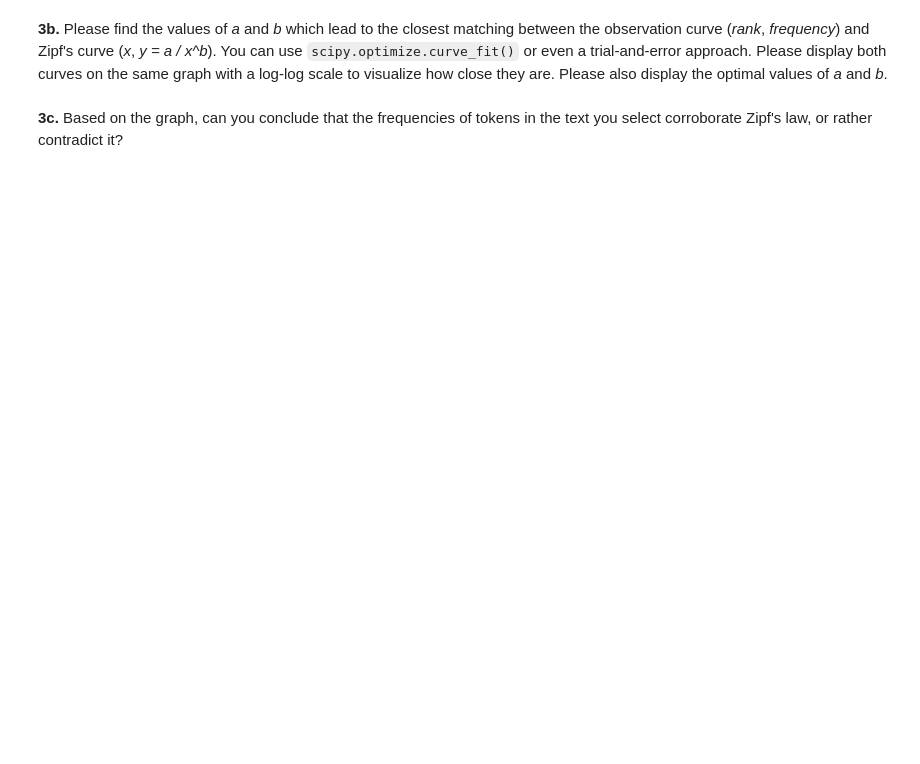
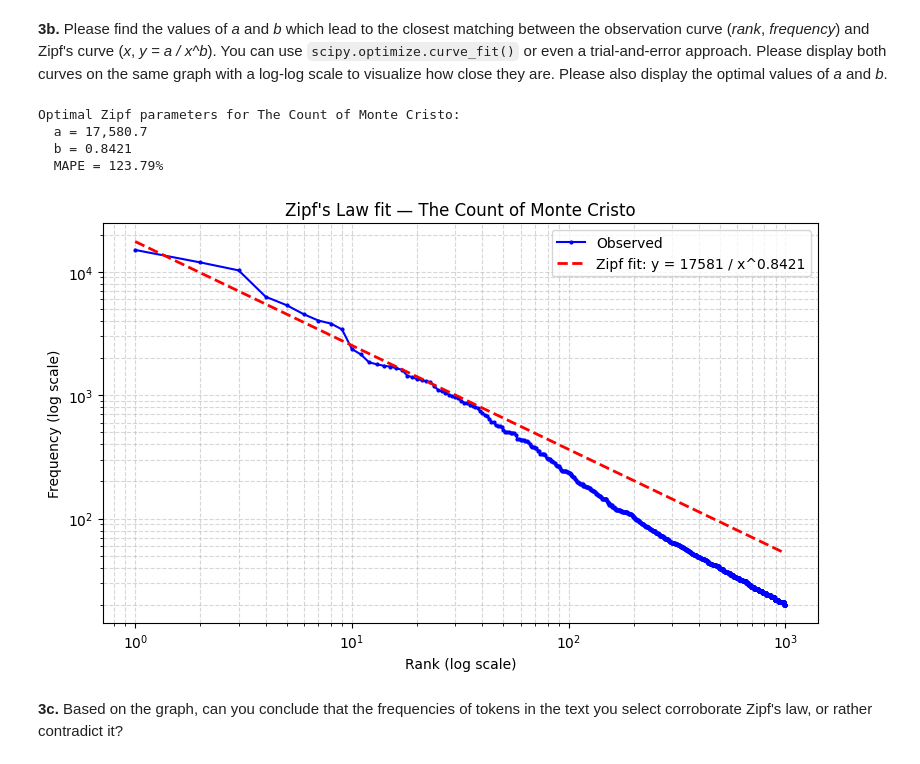
Before and after one commit to pdsalus/AdvNLP_projects, a Jupyter notebook: Lab_1/MSE_AdvNLP_Lab1_student.ipynb, the cells around one changed output. Drawn from its saved outputs; the diff is of its cells as text; code cells hidden in the pictures; blank space fills up the shorter version.

```diff
--- a/Lab_1/MSE_AdvNLP_Lab1_student.ipynb
+++ b/Lab_1/MSE_AdvNLP_Lab1_student.ipynb
@@ -366,2 +384,38 @@ import scipy
+# %%
+# Please write your Python code in this cell and execute it.
+
+def zipf_model(x, a, b):
+    return a / np.power(x, b)
+
+popt, _ = curve_fit(zipf_model, ranks, freqs, p0=[50000, 1.0], maxfev=10000)
+a_opt, b_opt = popt
+
+print(f'Optimal Zipf parameters for The Count of Monte Cristo:')
+print(f'  a = {a_opt:,.1f}')
+print(f'  b = {b_opt:.4f}')
+
+freqs_pred = zipf_model(ranks, a_opt, b_opt)
+mape = np.mean(np.abs((freqs - freqs_pred) / freqs)) * 100
+print(f'  MAPE = {mape:.2f}%')
+
+plt.figure(figsize=(8, 5))
+plt.plot(ranks, freqs, 'b-o', markersize=2, label='Observed')
+plt.plot(ranks, freqs_pred, 'r--', linewidth=2,
+         label=f'Zipf fit: y = {a_opt:.0f} / x^{b_opt:.4f}')
+plt.xscale('log')
+plt.yscale('log')
+plt.xlabel('Rank (log scale)')
+plt.ylabel('Frequency (log scale)')
+plt.title("Zipf's Law fit — The Count of Monte Cristo")
+plt.legend()
+plt.grid(True, which='both', linestyle='--', alpha=0.5)
+plt.tight_layout()
+plt.show()
+# %% [output]
+Optimal Zipf parameters for The Count of Monte Cristo:
+  a = 17,580.7
+  b = 0.8421
+  MAPE = 123.79%
+[figure, added]
 # %% [markdown]
 **3c.** Based on the graph, can you conclude that the frequencies of tokens in the text you select corroborate Zipf's law, or rather contradict it?
```
Also changed, not shown: parts of 7 cells of this notebook.
